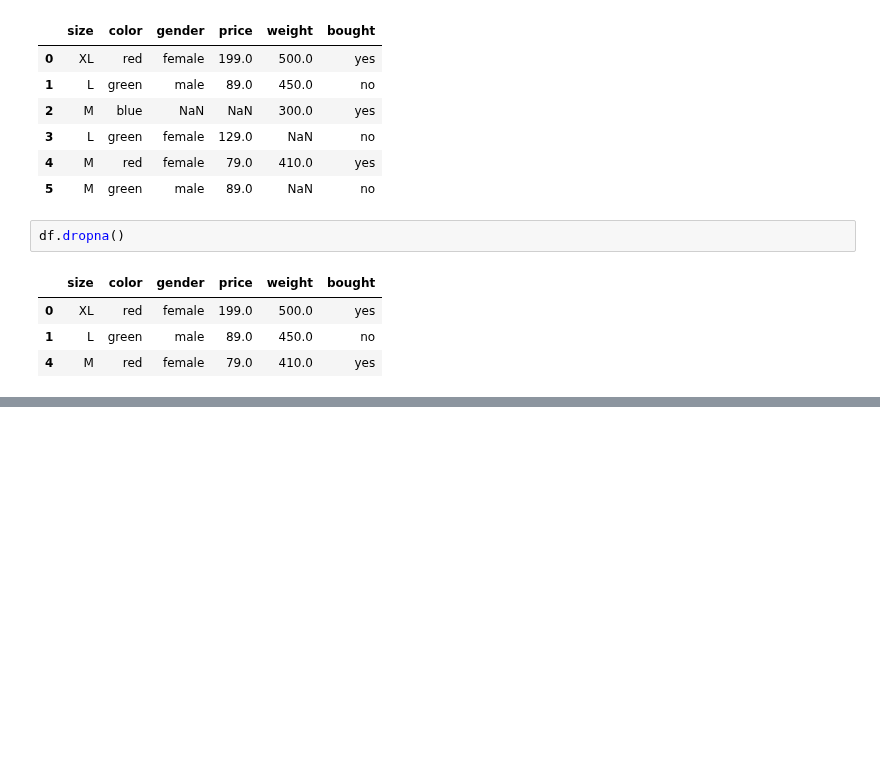
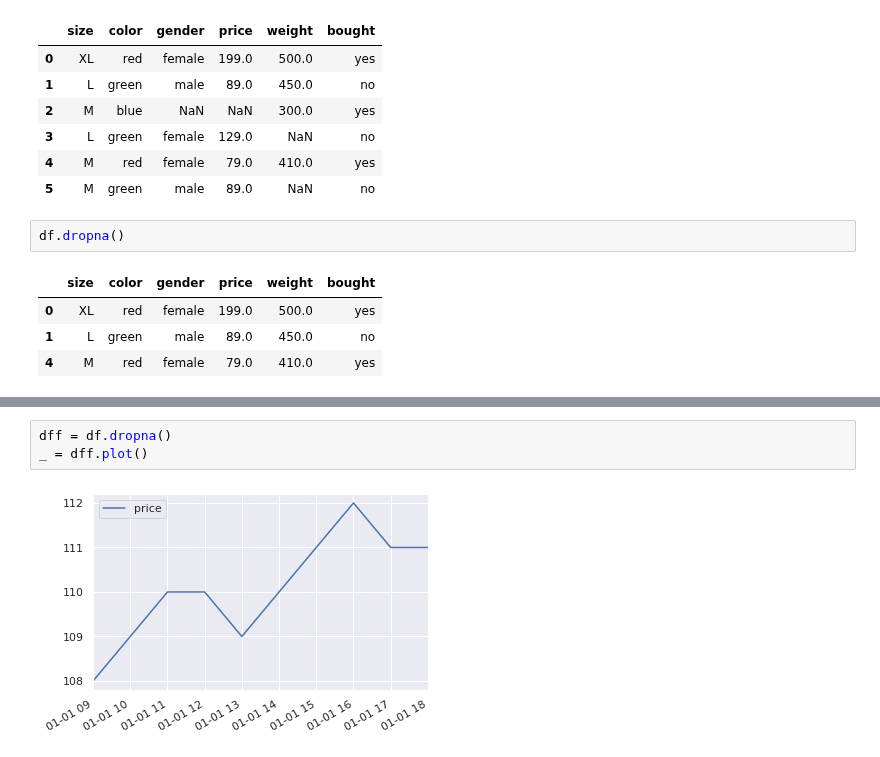
Before and after one commit to krakowiakpawel9/ml_course, a Jupyter notebook: cont/001_missing_values.ipynb, the cells around one changed output, grey strips where cells are left out. Drawn from its saved outputs; the diff is of its cells as text; blank space fills up the shorter version.

```diff
--- a/cont/001_missing_values.ipynb
+++ b/cont/001_missing_values.ipynb
@@ -265,0 +294,5 @@ df.dropna()
+# %%
+dff = df.dropna()
+_ = dff.plot()
+# %% [output]
+[figure, added]
```
Also changed, not shown: parts of 8 cells of this notebook.
